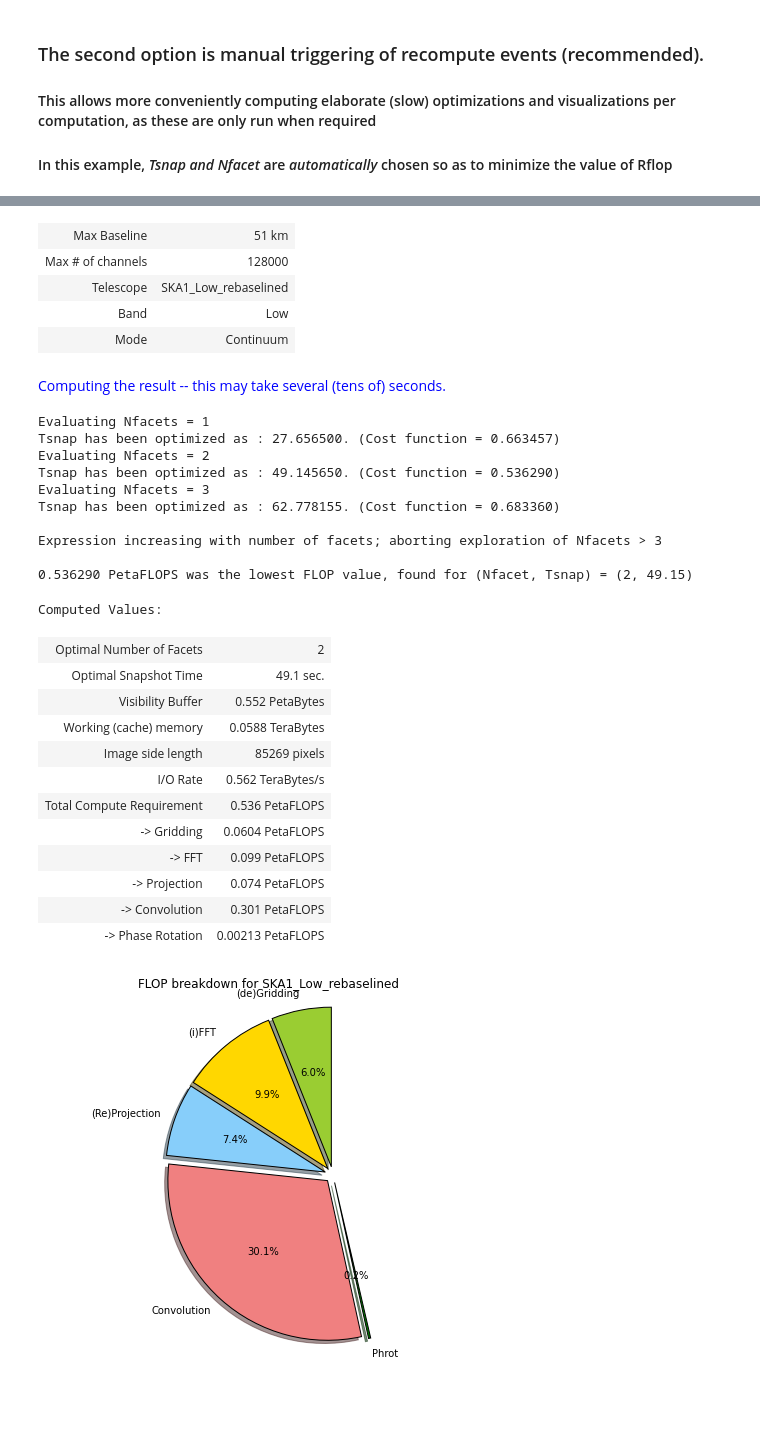
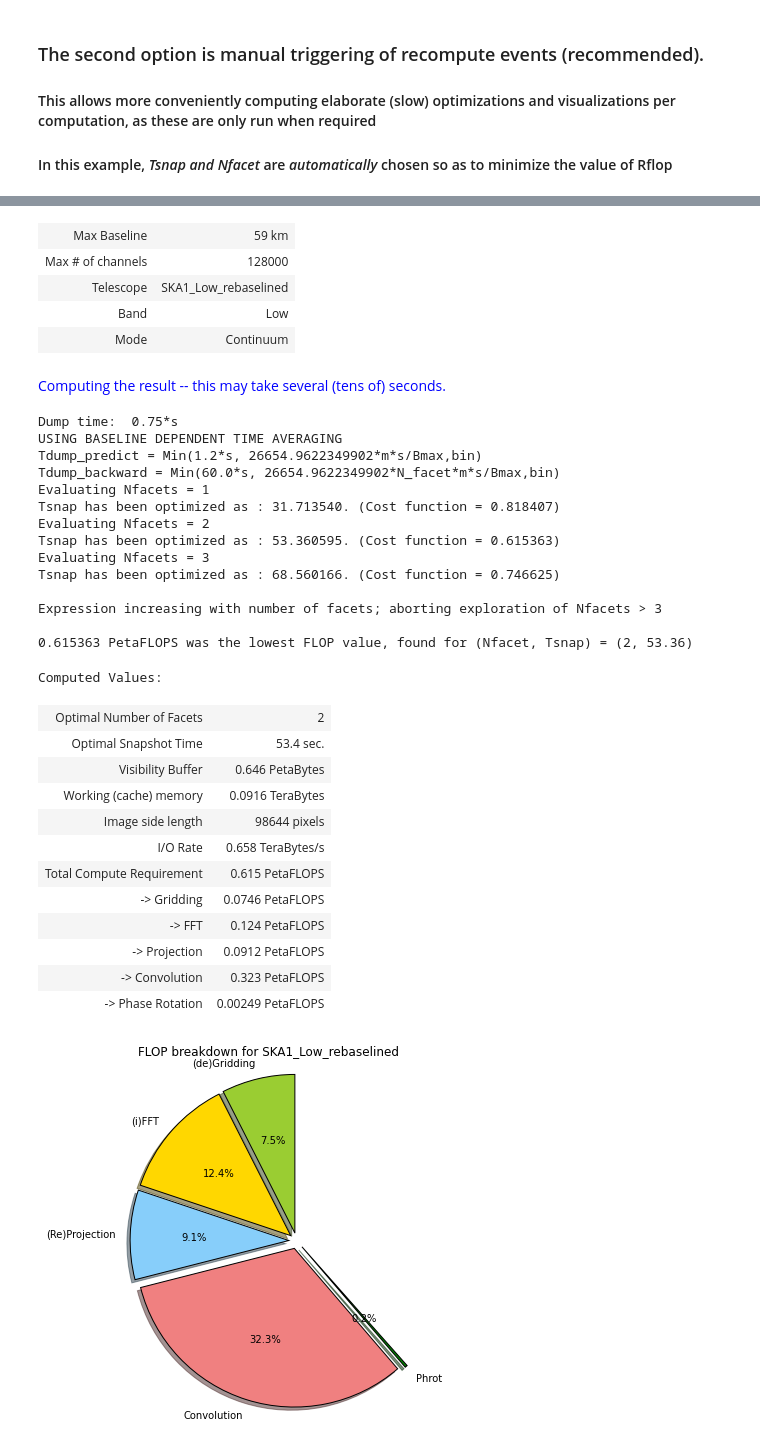
Before and after one commit to top-sim/sdp-par-model, a Jupyter notebook: iPython/SKA1_Imaging_Performance_Model.ipynb, the cells around one changed output, grey strips where cells are left out. Saved outputs shown, nothing was run; the diff lists cells and outputs as text; code cells hidden in the pictures; blank space fills up the shorter version.

Commit message:
Added toggle for baseline dependent time averaging (BL_dep_time_av).

```diff
--- a/iPython/SKA1_Imaging_Performance_Model.ipynb
+++ b/iPython/SKA1_Imaging_Performance_Model.ipynb
@@ -21,6 +21,7 @@ available_bands = (Bands.Low,
                    Bands.Sur1)
 available_modes = (ImagingModes.Continuum, ImagingModes.Spectral, ImagingModes.SlowTrans)
 verbose_display = False
+BL_dep_time_av = False  #baseline dependent time averaging
 # %% [output]
 :0: FutureWarning: IPython widgets are experimental and may change in the future.
 # %% [markdown]
@@ -83,36 +106,40 @@ Computed Values:
 #### In this example, *Tsnap and Nfacet* are *automatically* chosen so as to minimize the value of Rflop
 # %%
 interact_manual(iapi.evaluate_telescope_optimized, max_baseline=(10,200), Nf_max = (1,256000,1), Telescope=available_teles,
-         Band=available_bands, Mode=available_modes, verbose=verbose_display);
+         Band=available_bands, Mode=available_modes, BL_dep_time_av=BL_dep_time_av, verbose=verbose_display);
 # %% [output]
 Arguments:
-| Max Baseline | 51 km |
+| Max Baseline | 59 km |
 | Max # of channels | 128000 |
 | Telescope | SKA1_Low_rebaselined |
 | Band | Low |
 | Mode | Continuum |
 Computing the result -- this may take several (tens of) seconds.
+Dump time:  0.75*s
+USING BASELINE DEPENDENT TIME AVERAGING
+Tdump_predict = Min(1.2*s, 26654.9622349902*m*s/Bmax,bin)
+Tdump_backward = Min(60.0*s, 26654.9622349902*N_facet*m*s/Bmax,bin)
 Evaluating Nfacets = 1
-Tsnap has been optimized as : 27.656500. (Cost function = 0.663457)
+Tsnap has been optimized as : 31.713540. (Cost function = 0.818407)
 Evaluating Nfacets = 2
-Tsnap has been optimized as : 49.145650. (Cost function = 0.536290)
+Tsnap has been optimized as : 53.360595. (Cost function = 0.615363)
 Evaluating Nfacets = 3
-Tsnap has been optimized as : 62.778155. (Cost function = 0.683360)
+Tsnap has been optimized as : 68.560166. (Cost function = 0.746625)
 
 Expression increasing with number of facets; aborting exploration of Nfacets > 3
 
-0.536290 PetaFLOPS was the lowest FLOP value, found for (Nfacet, Tsnap) = (2, 49.15)
+0.615363 PetaFLOPS was the lowest FLOP value, found for (Nfacet, Tsnap) = (2, 53.36)
 Computed Values:
 | Optimal Number of Facets | 2 |
-| Optimal Snapshot Time | 49.1 sec. |
-| Visibility Buffer | 0.552 PetaBytes |
-| Working (cache) memory | 0.0588 TeraBytes |
-| Image side length | 85269 pixels |
-| I/O Rate | 0.562 TeraBytes/s |
-| Total Compute Requirement | 0.536 PetaFLOPS |
-| -> Gridding | 0.0604 PetaFLOPS |
-| -> FFT | 0.099 PetaFLOPS |
-| -> Projection | 0.074 PetaFLOPS |
-| -> Convolution | 0.301 PetaFLOPS |
-| -> Phase Rotation | 0.00213 PetaFLOPS |
+| Optimal Snapshot Time | 53.4 sec. |
+| Visibility Buffer | 0.646 PetaBytes |
+| Working (cache) memory | 0.0916 TeraBytes |
+| Image side length | 98644 pixels |
+| I/O Rate | 0.658 TeraBytes/s |
+| Total Compute Requirement | 0.615 PetaFLOPS |
+| -> Gridding | 0.0746 PetaFLOPS |
+| -> FFT | 0.124 PetaFLOPS |
+| -> Projection | 0.0912 PetaFLOPS |
+| -> Convolution | 0.323 PetaFLOPS |
+| -> Phase Rotation | 0.00249 PetaFLOPS |
-[figure, old version]
+[figure, new version]
```
Also changed, not shown: parts of 2 cells of this notebook, 5 other files.
